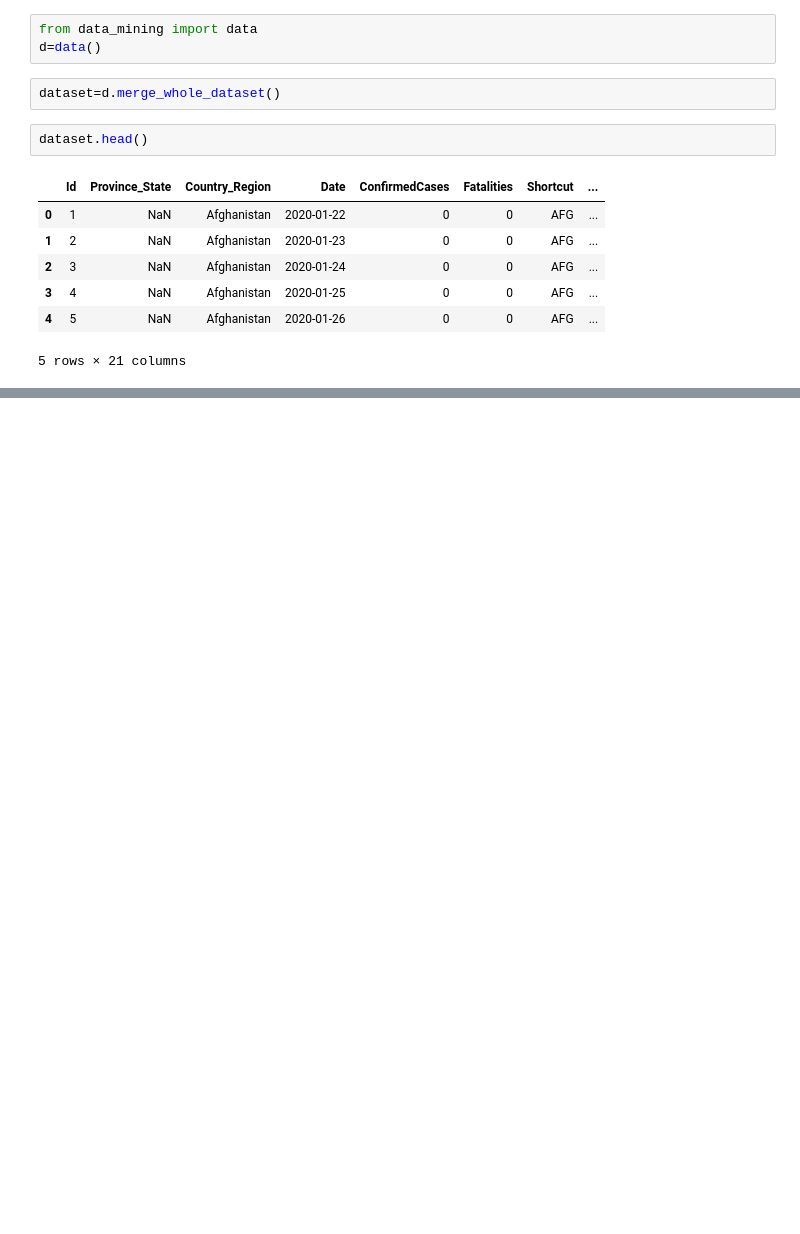
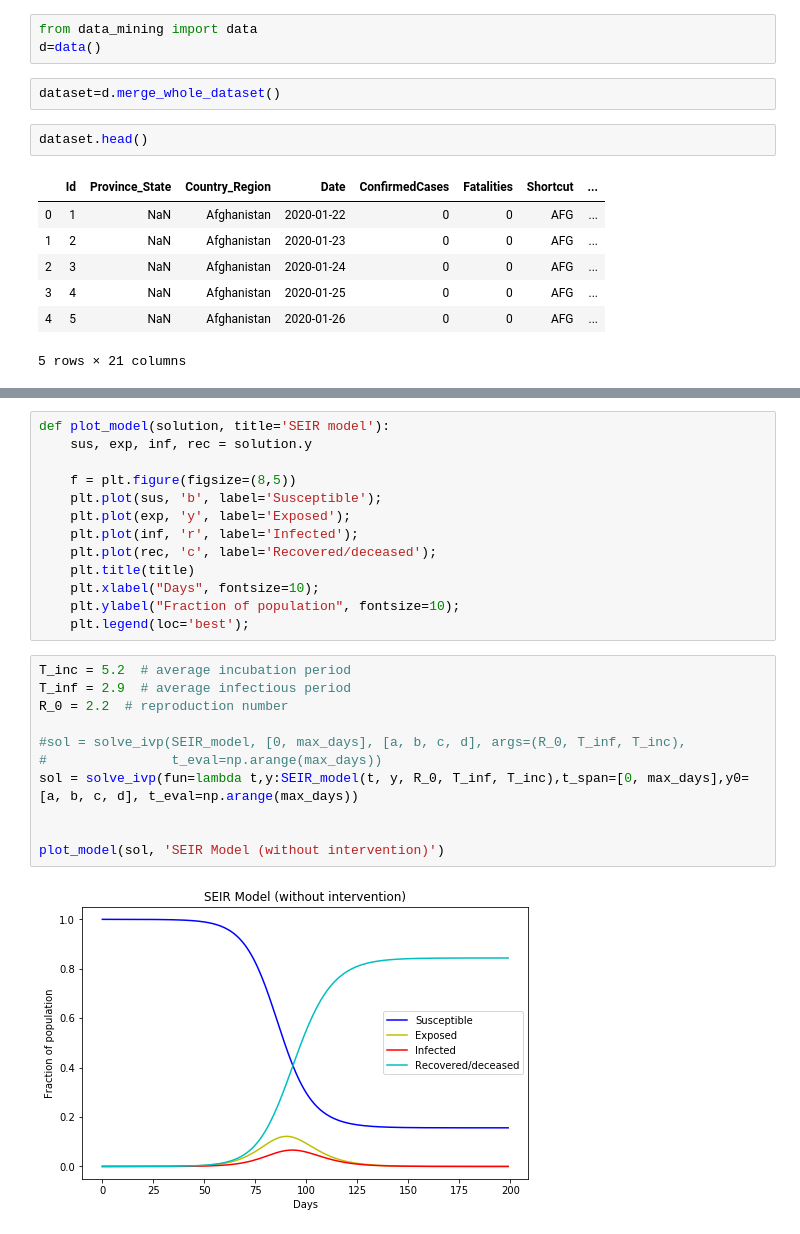
Before and after one commit to papstchaka/corona_kaggle, a Jupyter notebook: scripts/Test.ipynb, the cells around one changed output, grey strips where cells are left out. Saved outputs shown, nothing was run; the diff lists cells and outputs as text; blank space fills up the shorter version.

```diff
--- a/scripts/Test.ipynb
+++ b/scripts/Test.ipynb
@@ -15,0 +66,26 @@ dataset.head()
+# %%
+def plot_model(solution, title='SEIR model'):
+    sus, exp, inf, rec = solution.y
+
+    f = plt.figure(figsize=(8,5))
+    plt.plot(sus, 'b', label='Susceptible');
+    plt.plot(exp, 'y', label='Exposed');
+    plt.plot(inf, 'r', label='Infected');
+    plt.plot(rec, 'c', label='Recovered/deceased');
+    plt.title(title)
+    plt.xlabel("Days", fontsize=10);
+    plt.ylabel("Fraction of population", fontsize=10);
+    plt.legend(loc='best');
+# %%
+T_inc = 5.2  # average incubation period
+T_inf = 2.9  # average infectious period
+R_0 = 2.2  # reproduction number
+
+#sol = solve_ivp(SEIR_model, [0, max_days], [a, b, c, d], args=(R_0, T_inf, T_inc),
+#                t_eval=np.arange(max_days))
+sol = solve_ivp(fun=lambda t,y:SEIR_model(t, y, R_0, T_inf, T_inc),t_span=[0, max_days],y0=[a, b, c, d], t_eval=np.arange(max_days))
+
+
+plot_model(sol, 'SEIR Model (without intervention)')
+# %% [output]
+[figure, added]
```
Also changed, not shown: parts of 4 cells of this notebook.
